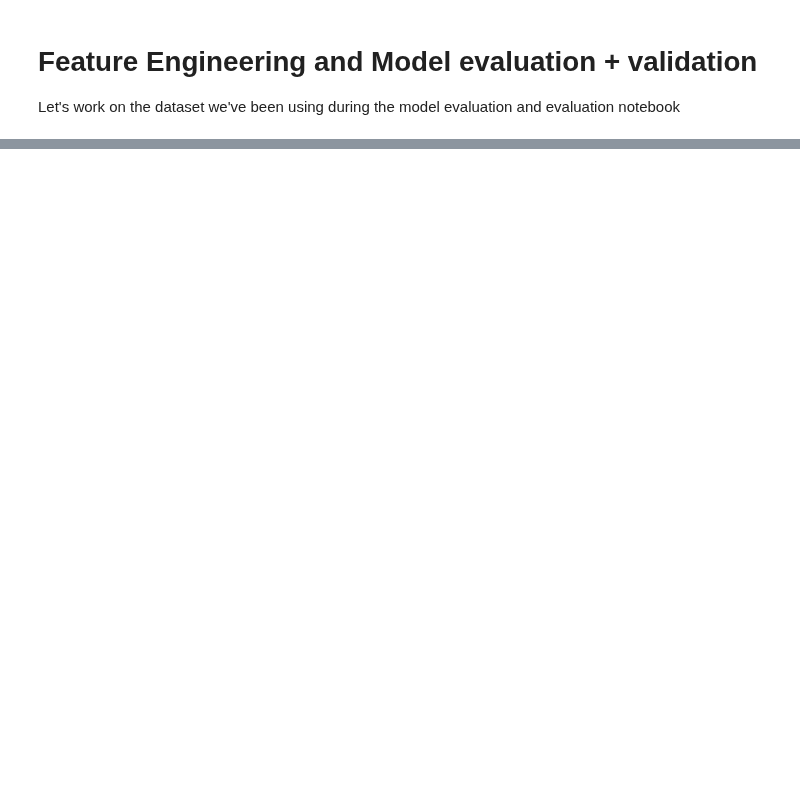
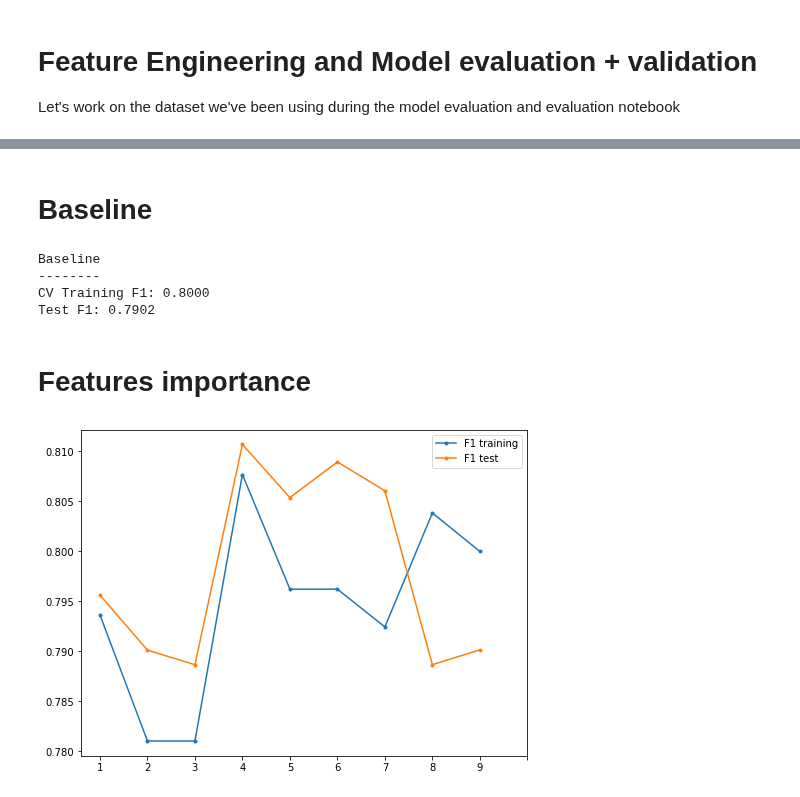
Before and after one commit to renero/class_notebooks, a Jupyter notebook: CMC proposed solution.ipynb, the cells around one changed output, grey strips where cells are left out. Drawn from its saved outputs; the diff is of its cells as text; code cells hidden in the pictures; blank space fills up the shorter version.

```diff
--- a/CMC proposed solution.ipynb
+++ b/CMC proposed solution.ipynb
@@ -100,3 +7,0 @@ top_features = df.features_importance(num_features=17)
-# %%
-df_filtered = df.keep_columns(list(top_features.keys()))
-filtered_F1, filtered_test_F1 = assess(df_filtered);
@@ -181,9 +7,0 @@ df_raw.nas()
-# %%
-df = pd.DataFrame({'age': [5, 6, np.NaN],
-                   'born': [pd.NaT, pd.Timestamp('1939-05-27'),
-                            pd.Timestamp('1940-04-25')],
-                   'name': ['Alfred', 'Batman', ''],
-                   'toy': [None, 'Batmobile', 'Joker']})
-ds = dataset.from_dataframe(df)
-ds.set_target('toy')
-ds.data
@@ -227,0 +123,40 @@ ds.features.shape
+# %% [markdown]
+# Baseline
+# %%
+df = init_dataset(onehot=False, discretize=False)
+df = df.to_numerical(df.categorical_features)
+print('Baseline\n--------')
+baseline_F1, test_F1 = validate.this(df)
+# %% [output]
+Baseline
+--------
+CV Training F1: 0.8000
+Test F1: 0.7902
+# %% [markdown]
+# Features importance
+# %%
+f_f1 = []
+t_f1 = []
+best = {}
+
+for num in tqdm_notebook(range(1, len(df.names()))):
+    df2 = df.all.copy(deep=True)
+    df2 = dataset.from_dataframe(df2)
+    df2.set_target('x9')
+
+    top_features = df2.features_importance(num_features=num)
+    df2.keep_columns(list(top_features.keys()))
+    best[num] = list(top_features.keys())
+
+    filtered_F1, filtered_test_F1 = validate.this(df2, keep=False, silent=True)
+    f_f1.append(filtered_F1)
+    t_f1.append(filtered_test_F1)
+# %%
+plt.figure(figsize=(8,6))
+plt.plot(range(len(f_f1)), f_f1, marker='.', label='F1 training')
+plt.plot(range(len(t_f1)), t_f1, marker='.', label='F1 test')
+plt.xticks(range(0, len(df.names())), range(1, len(df.names())))
+plt.legend(loc='best')
+plt.show()
+# %% [output]
+[figure, added]
```
Also changed, not shown: parts of 52 cells of this notebook, 1 other file.
